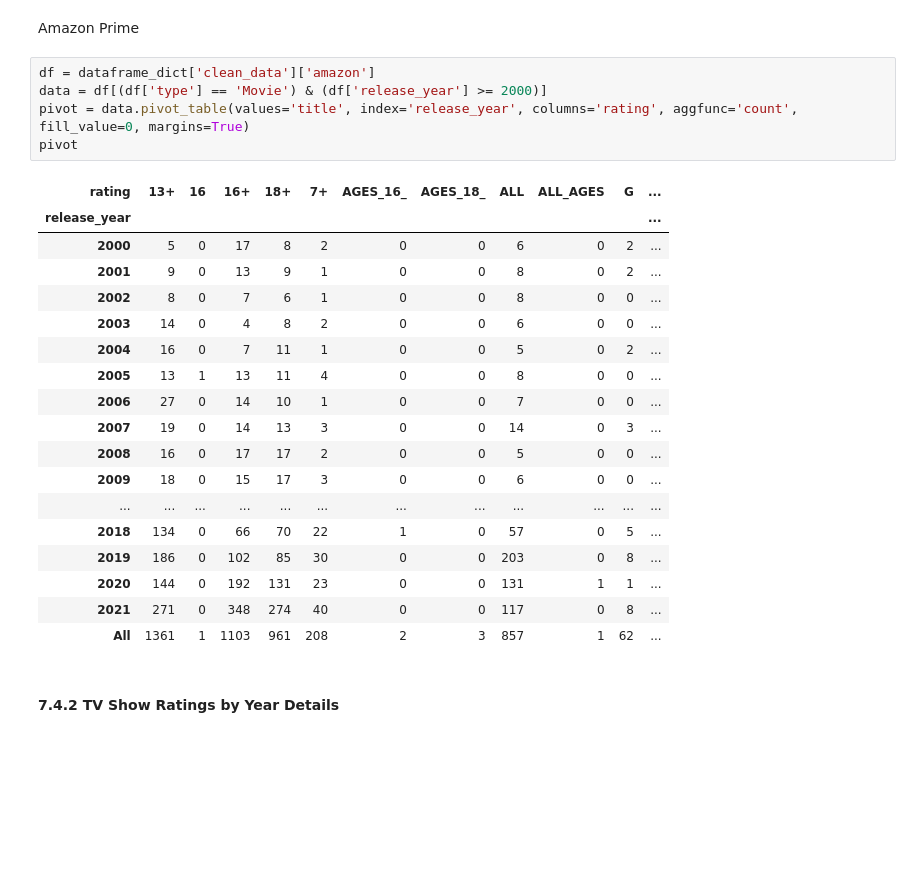
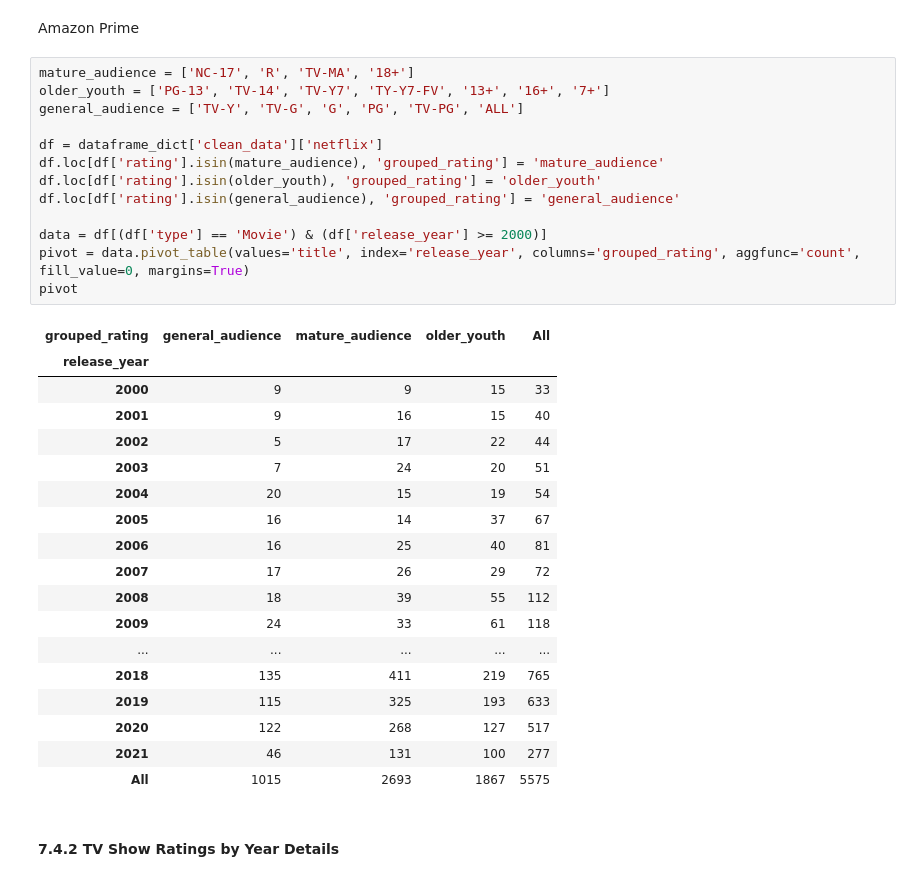
Before and after one commit to EMGuyant/streaming_service_analysis, a Jupyter notebook: streaming_services_analysis.ipynb, the cells around one changed output. Saved outputs shown, nothing was run; the diff lists cells and outputs as text; blank space fills up the shorter version.

```diff
--- a/streaming_services_analysis.ipynb
+++ b/streaming_services_analysis.ipynb
@@ -714,29 +743,37 @@ pivot
 # %% [markdown]
 Amazon Prime
 # %%
-df = dataframe_dict['clean_data']['amazon']
+mature_audience = ['NC-17', 'R', 'TV-MA', '18+']
+older_youth = ['PG-13', 'TV-14', 'TV-Y7', 'TY-Y7-FV', '13+', '16+', '7+']
+general_audience = ['TV-Y', 'TV-G', 'G', 'PG', 'TV-PG', 'ALL']
+
+df = dataframe_dict['clean_data']['netflix']
+df.loc[df['rating'].isin(mature_audience), 'grouped_rating'] = 'mature_audience'
+df.loc[df['rating'].isin(older_youth), 'grouped_rating'] = 'older_youth'
+df.loc[df['rating'].isin(general_audience), 'grouped_rating'] = 'general_audience'
+
 data = df[(df['type'] == 'Movie') & (df['release_year'] >= 2000)]
-pivot = data.pivot_table(values='title', index='release_year', columns='rating', aggfunc='count', fill_value=0, margins=True)
+pivot = data.pivot_table(values='title', index='release_year', columns='grouped_rating', aggfunc='count', fill_value=0, margins=True)
 pivot
 # %% [output]
-| rating | 13+ | 16 | 16+ | 18+ | 7+ | AGES_16_ | AGES_18_ | ALL | ALL_AGES | G | ... |
-| release_year |  |  |  |  |  |  |  |  |  |  | ... |
-| 2000 | 5 | 0 | 17 | 8 | 2 | 0 | 0 | 6 | 0 | 2 | ... |
-| 2001 | 9 | 0 | 13 | 9 | 1 | 0 | 0 | 8 | 0 | 2 | ... |
-| 2002 | 8 | 0 | 7 | 6 | 1 | 0 | 0 | 8 | 0 | 0 | ... |
-| 2003 | 14 | 0 | 4 | 8 | 2 | 0 | 0 | 6 | 0 | 0 | ... |
-| 2004 | 16 | 0 | 7 | 11 | 1 | 0 | 0 | 5 | 0 | 2 | ... |
-| 2005 | 13 | 1 | 13 | 11 | 4 | 0 | 0 | 8 | 0 | 0 | ... |
-| 2006 | 27 | 0 | 14 | 10 | 1 | 0 | 0 | 7 | 0 | 0 | ... |
-| 2007 | 19 | 0 | 14 | 13 | 3 | 0 | 0 | 14 | 0 | 3 | ... |
-| 2008 | 16 | 0 | 17 | 17 | 2 | 0 | 0 | 5 | 0 | 0 | ... |
-| 2009 | 18 | 0 | 15 | 17 | 3 | 0 | 0 | 6 | 0 | 0 | ... |
-| ... | ... | ... | ... | ... | ... | ... | ... | ... | ... | ... | ... |
-| 2018 | 134 | 0 | 66 | 70 | 22 | 1 | 0 | 57 | 0 | 5 | ... |
-| 2019 | 186 | 0 | 102 | 85 | 30 | 0 | 0 | 203 | 0 | 8 | ... |
-| 2020 | 144 | 0 | 192 | 131 | 23 | 0 | 0 | 131 | 1 | 1 | ... |
-| 2021 | 271 | 0 | 348 | 274 | 40 | 0 | 0 | 117 | 0 | 8 | ... |
-| All | 1361 | 1 | 1103 | 961 | 208 | 2 | 3 | 857 | 1 | 62 | ... |
+| grouped_rating | general_audience | mature_audience | older_youth | All |
+| release_year |  |  |  |  |
+| 2000 | 9 | 9 | 15 | 33 |
+| 2001 | 9 | 16 | 15 | 40 |
+| 2002 | 5 | 17 | 22 | 44 |
+| 2003 | 7 | 24 | 20 | 51 |
+| 2004 | 20 | 15 | 19 | 54 |
+| 2005 | 16 | 14 | 37 | 67 |
+| 2006 | 16 | 25 | 40 | 81 |
+| 2007 | 17 | 26 | 29 | 72 |
+| 2008 | 18 | 39 | 55 | 112 |
+| 2009 | 24 | 33 | 61 | 118 |
+| ... | ... | ... | ... | ... |
+| 2018 | 135 | 411 | 219 | 765 |
+| 2019 | 115 | 325 | 193 | 633 |
+| 2020 | 122 | 268 | 127 | 517 |
+| 2021 | 46 | 131 | 100 | 277 |
+| All | 1015 | 2693 | 1867 | 5575 |
 # %% [markdown]
 #### 7.4.2 TV Show Ratings by Year Details
 # %% [markdown]
```
Also changed, not shown: parts of 8 cells of this notebook.
